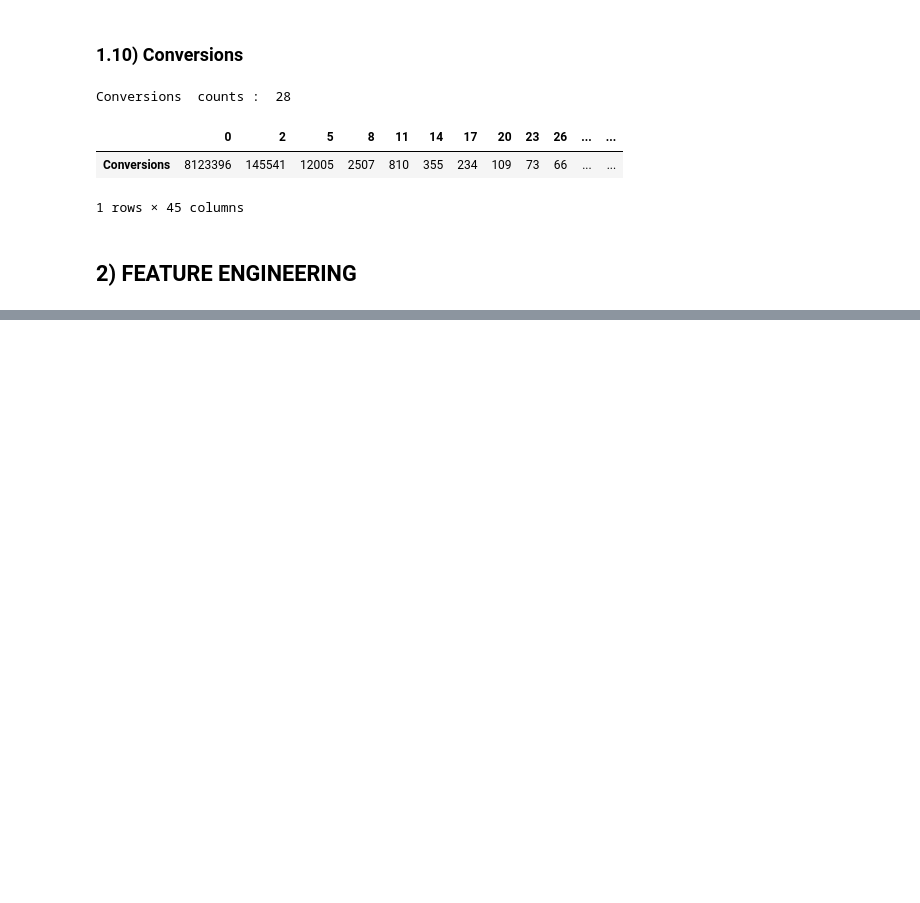
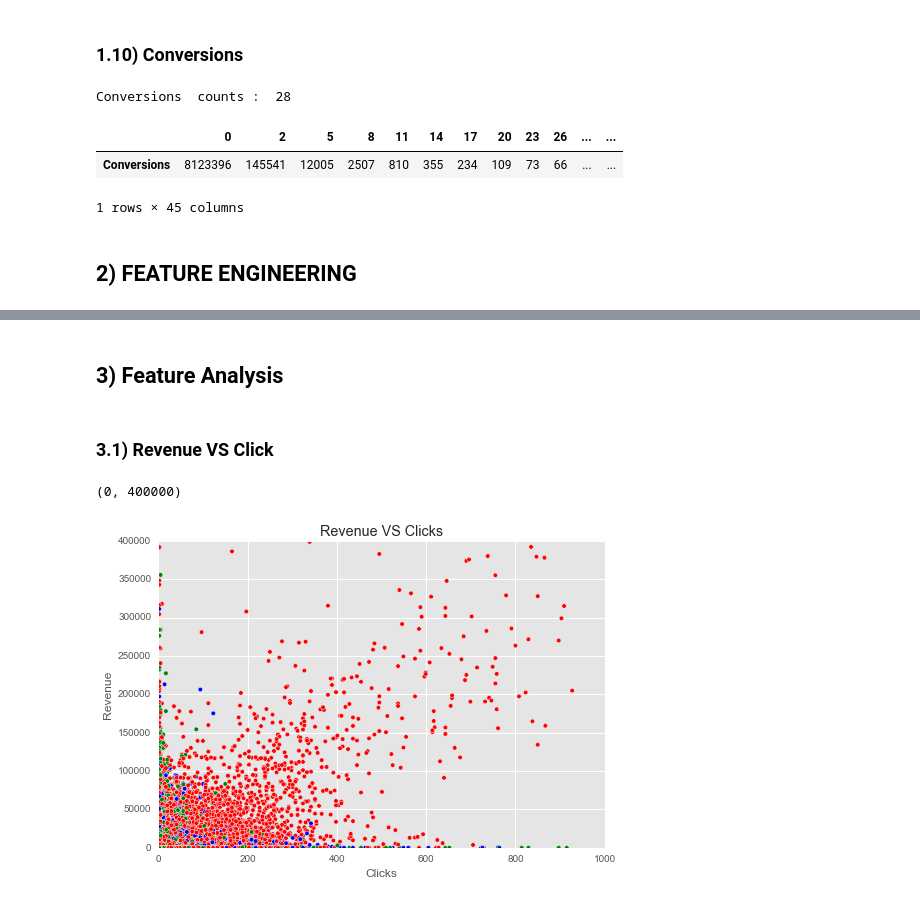
Before and after one commit to yennanliu/analysis, a Jupyter notebook: GY_guide/G_Y_Guide_EDA_final.ipynb, the cells around one changed output, grey strips where cells are left out. Drawn from its saved outputs; the diff is of its cells as text; code cells hidden in the pictures; blank space fills up the shorter version.

Commit message:
add feature analysis

```diff
--- a/GY_guide/G_Y_Guide_EDA_final.ipynb
+++ b/GY_guide/G_Y_Guide_EDA_final.ipynb
@@ -524,0 +568,16 @@ def get_num_parameter_(df):
+# %% [markdown]
+## 3) Feature Analysis
+# %% [markdown]
+### 3.1) Revenue VS Click
+# %%
+
+colors = {95725474456:'red', 872544605608:'blue',894413617560:'green'}
+plt.scatter(df_train.Clicks,df_train.Revenue,c=df_train.Match_type_ID.apply(lambda x: colors[x]))
+plt.xlabel('Clicks')
+plt.ylabel('Revenue')
+plt.title('Revenue VS Clicks')
+plt.xlim(0,1000)
+plt.ylim(0,400000)
+# %% [output]
+(0, 400000)
+[figure, added]
```
Also changed, not shown: parts of 14 cells of this notebook.
